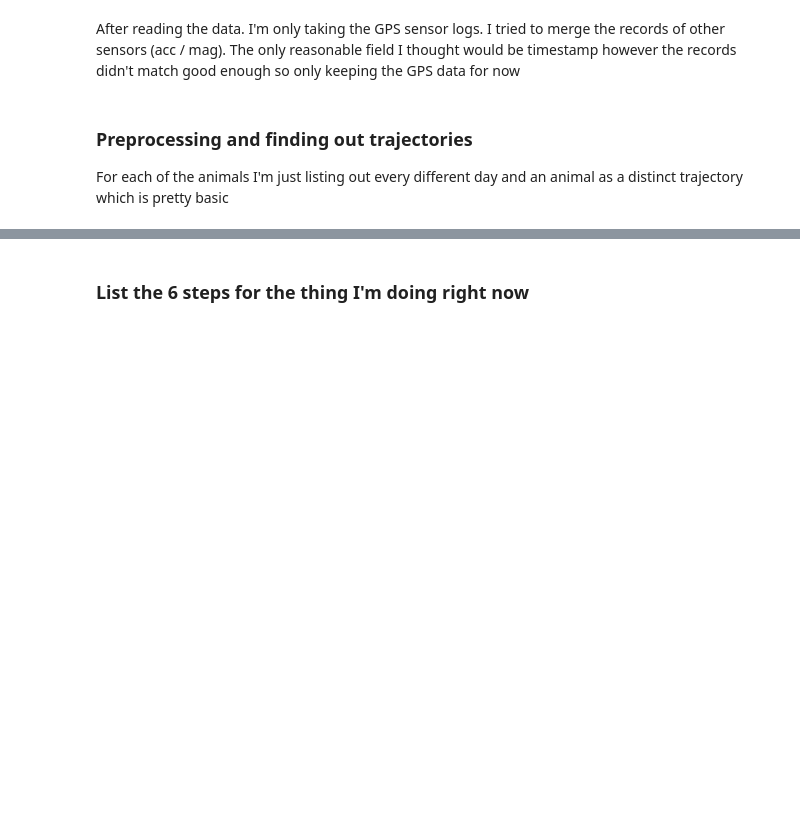
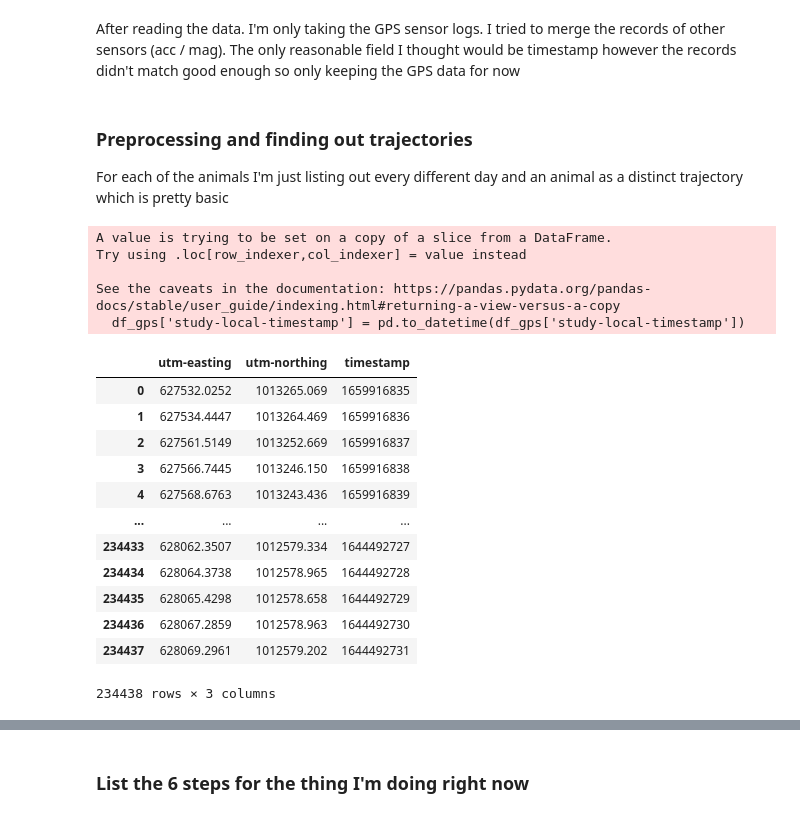
Before and after one commit to shivamabrol/Research-Animal-Movement, a Jupyter notebook: Data Transformation.ipynb, the cells around one changed output, grey strips where cells are left out. Saved outputs shown, nothing was run; the diff lists cells and outputs as text; code cells hidden in the pictures; blank space fills up the shorter version.

```diff
--- a/Data Transformation.ipynb
+++ b/Data Transformation.ipynb
@@ -30,11 +32,36 @@ For each of the animals I'm just listing out every different day and an animal a
 which is pretty basic
 # %%
 ##Considering the GPS data for this study
-df_gps = df[df['sensor-type'] == 'gps']
-df_gps = df_gps[['event-id', 'timestamp', 'location-long', 'location-lat', 'utm-easting', 'utm-northing', 'study-local-timestamp', 'individual-local-identifier']]
+
+##New dataset is all GPS data so doesn't have sensor type field
+# df_gps = df[df['sensor-type'] == 'gps']
+df_gps = df
+df_gps = df_gps[['timestamp', 'location-long', 'location-lat', 'utm-easting', 'utm-northing', 'study-local-timestamp', 'individual-local-identifier']]
 df_gps['study-local-timestamp'] = pd.to_datetime(df_gps['study-local-timestamp'])
 
 # df_gps.dropna(axis = 1, inplace = True)
 df_extract = df_gps[['utm-easting', 'utm-northing', 'timestamp']]
+# %% [output]
+A value is trying to be set on a copy of a slice from a DataFrame.
+Try using .loc[row_indexer,col_indexer] = value instead
+
+See the caveats in the documentation: https://pandas.pydata.org/pandas-docs/stable/user_guide/indexing.html#returning-a-view-versus-a-copy
+  df_gps['study-local-timestamp'] = pd.to_datetime(df_gps['study-local-timestamp'])
+# %%
+df_extract
+# %% [output]
+|  | utm-easting | utm-northing | timestamp |
+| 0 | 627532.0252 | 1013265.069 | 1659916835 |
+| 1 | 627534.4447 | 1013264.469 | 1659916836 |
+| 2 | 627561.5149 | 1013252.669 | 1659916837 |
+| 3 | 627566.7445 | 1013246.150 | 1659916838 |
+| 4 | 627568.6763 | 1013243.436 | 1659916839 |
+| ... | ... | ... | ... |
+| 234433 | 628062.3507 | 1012579.334 | 1644492727 |
+| 234434 | 628064.3738 | 1012578.965 | 1644492728 |
+| 234435 | 628065.4298 | 1012578.658 | 1644492729 |
+| 234436 | 628067.2859 | 1012578.963 | 1644492730 |
+| 234437 | 628069.2961 | 1012579.202 | 1644492731 |
+234438 rows × 3 columns
 # %%
 df_gps['date'] = df_gps['study-local-timestamp'].dt.date
```
Also changed, not shown: parts of 20 cells of this notebook, 21 other files.
